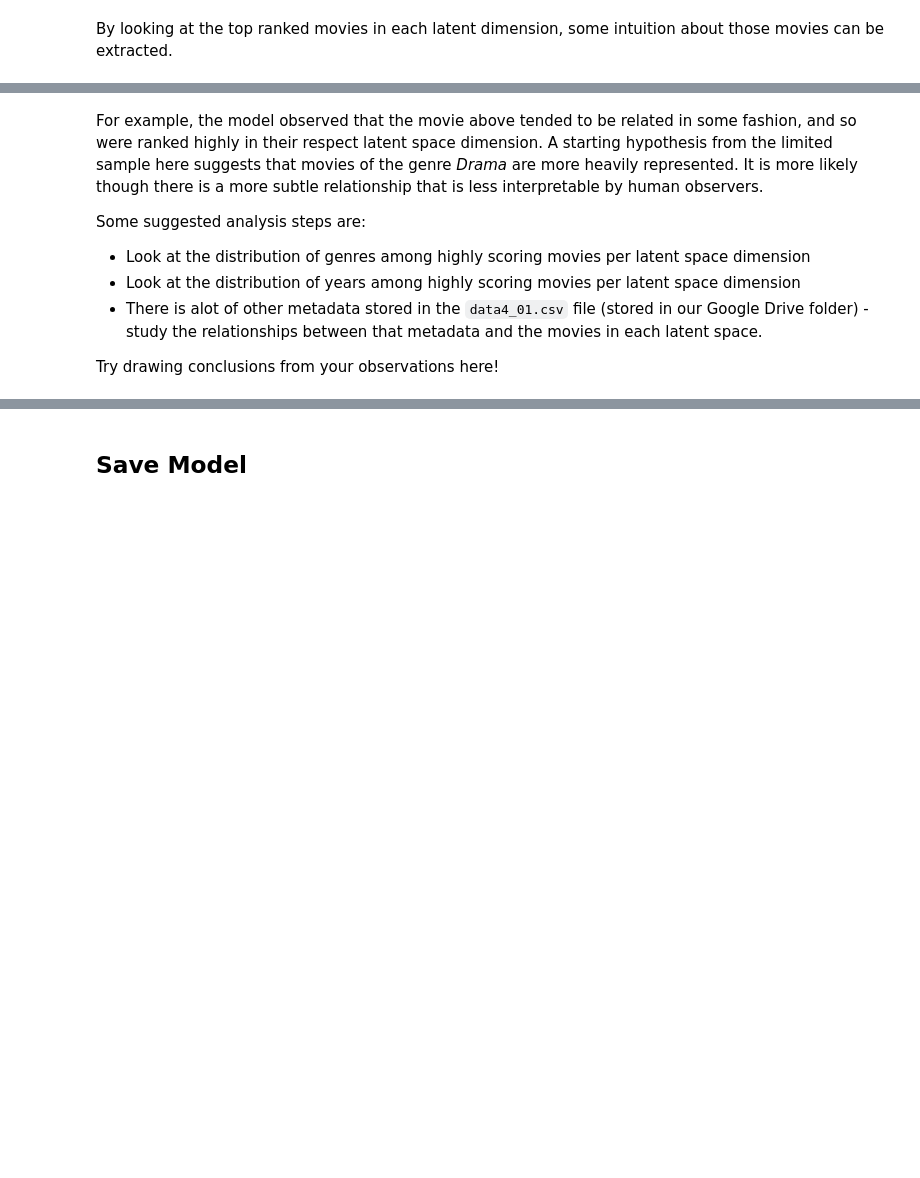
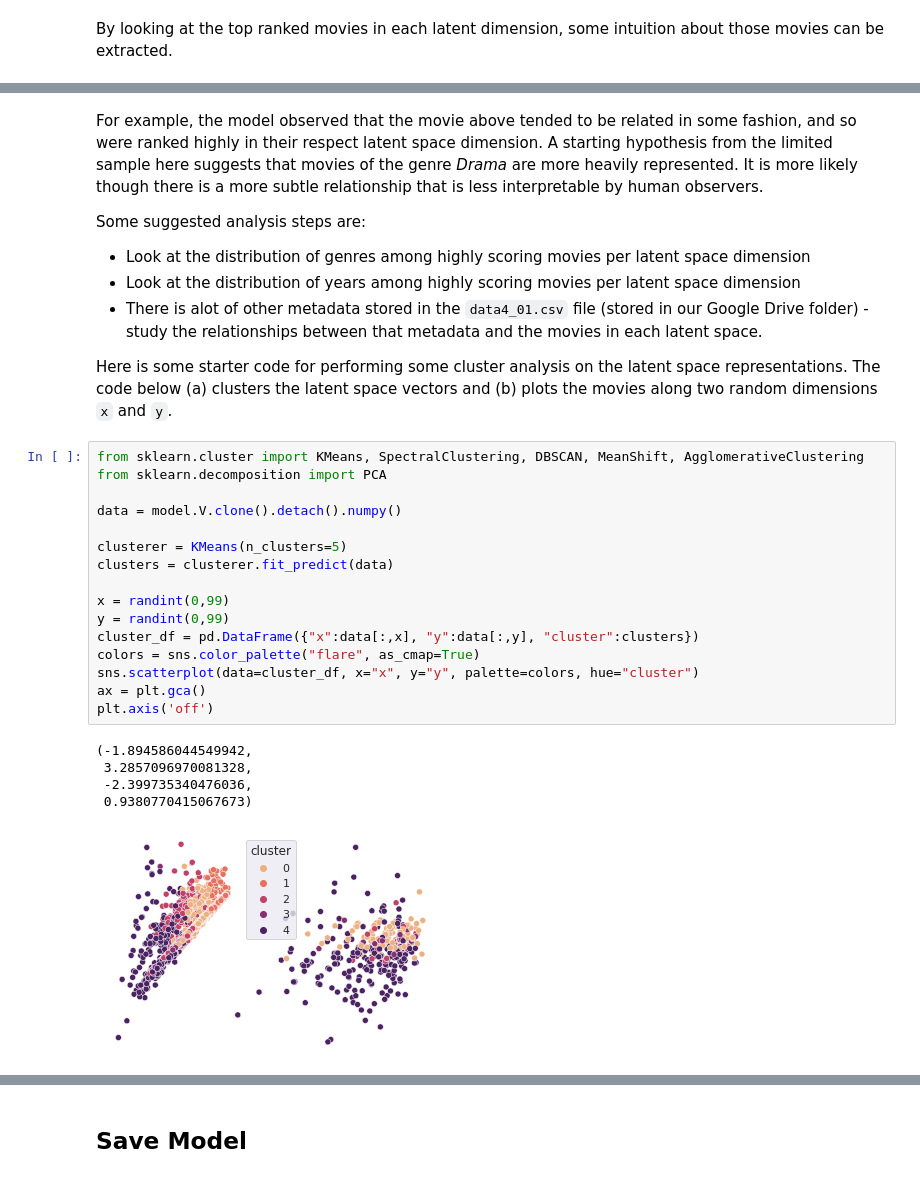
Before and after one commit to MichiganDataScienceTeam/W22-Movie-Recommendations, a Jupyter notebook: starter_code/matrixfac/asvd/torchsvd.ipynb, the cells around one changed output, grey strips where cells are left out. Drawn from its saved outputs; the diff is of its cells as text; blank space fills up the shorter version.

Commit message:
Updated Pytorch Notebook with Cluster Analysis Code

```diff
--- a/starter_code/matrixfac/asvd/torchsvd.ipynb
+++ b/starter_code/matrixfac/asvd/torchsvd.ipynb
@@ -208,4 +210,26 @@ Some suggested analysis steps are:
 - Look at the distribution of years among highly scoring movies per latent space dimension
 - There is alot of other metadata stored in the `data4_01.csv` file (stored in our Google Drive folder) - study the relationships between that metadata and the movies in each latent space.
 
-Try drawing conclusions from your observations here!
+Here is some starter code for performing some cluster analysis on the latent space representations. The code below (a) clusters the latent space vectors and (b) plots the movies along two random dimensions `x` and `y`.
+# %%
+from sklearn.cluster import KMeans, SpectralClustering, DBSCAN, MeanShift, AgglomerativeClustering
+from sklearn.decomposition import PCA
+
+data = model.V.clone().detach().numpy()
+
+clusterer = KMeans(n_clusters=5)
+clusters = clusterer.fit_predict(data)
+
+x = randint(0,99)
+y = randint(0,99)
+cluster_df = pd.DataFrame({"x":data[:,x], "y":data[:,y], "cluster":clusters})
+colors = sns.color_palette("flare", as_cmap=True)
+sns.scatterplot(data=cluster_df, x="x", y="y", palette=colors, hue="cluster")
+ax = plt.gca()
+plt.axis('off')
+# %% [output]
+(-1.894586044549942,
+ 3.2857096970081328,
+ -2.399735340476036,
+ 0.9380770415067673)
+[figure, added]
```
Also changed, not shown: parts of 10 cells of this notebook.
